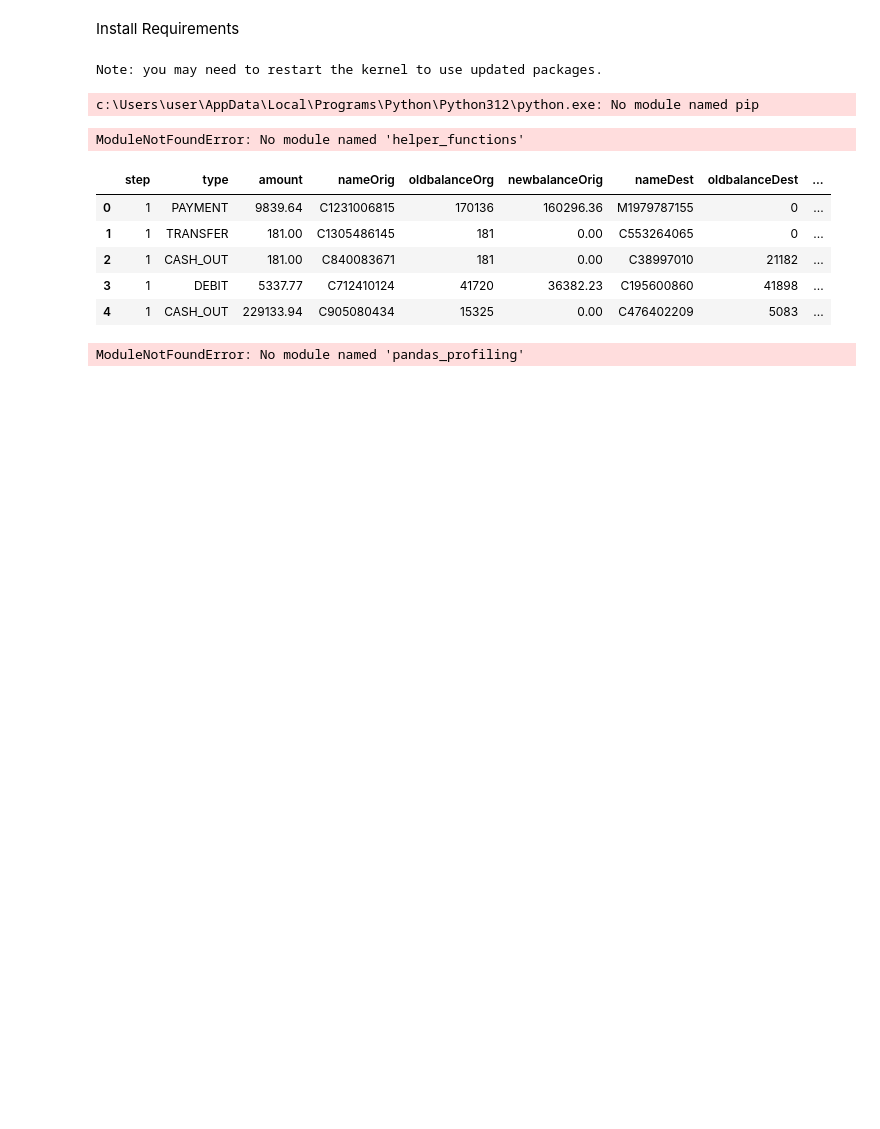
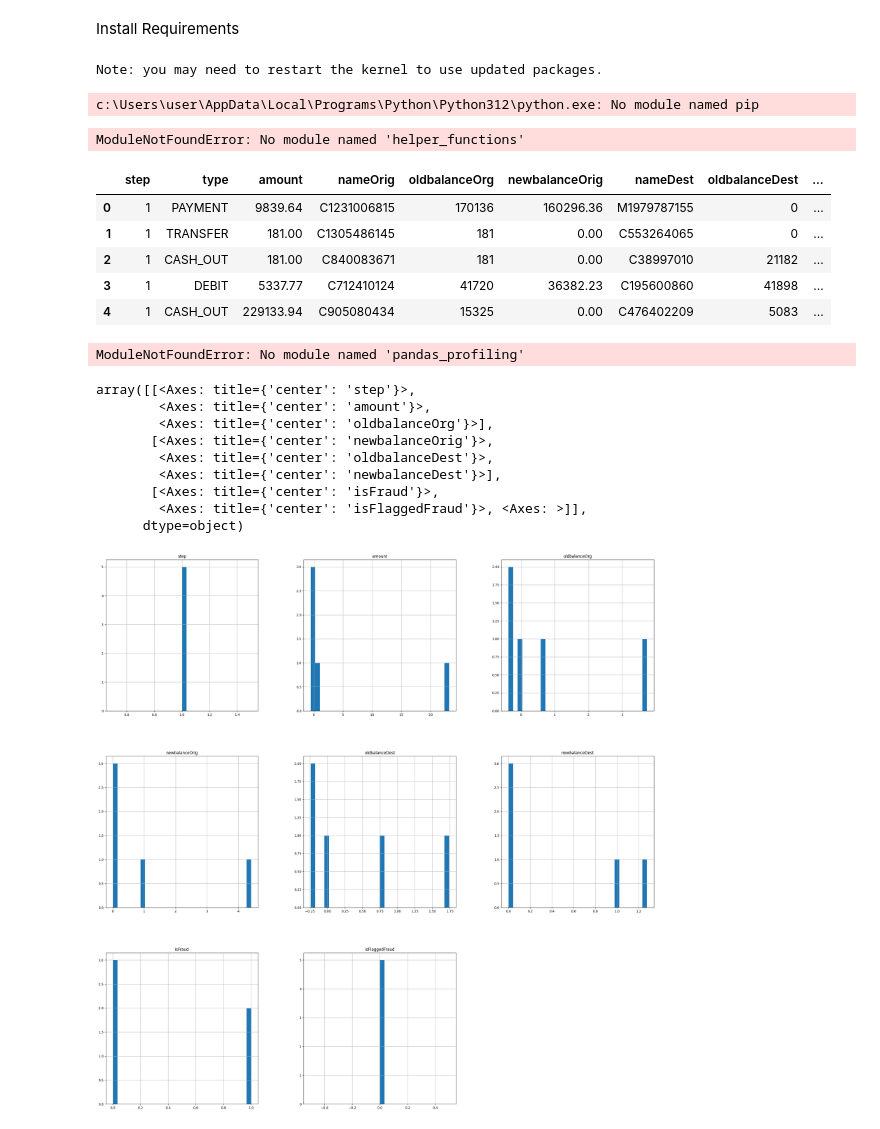
Before and after one commit to Noah369-Create/automated-fraud-detection, a Jupyter notebook: fraud_detection_by_ake.ipynb, the cells around one changed output. Saved outputs shown, nothing was run; the diff lists cells and outputs as text; code cells hidden in the pictures; blank space fills up the shorter version.

```diff
--- a/fraud_detection_by_ake.ipynb
+++ b/fraud_detection_by_ake.ipynb
@@ -42,3 +42,26 @@ profile = ProfileReport(df, explorative=True)
 profile.to_notebook_iframe()
 # %% [output]
 ModuleNotFoundError: No module named 'pandas_profiling'
+# %%
+df1 = df.copy()
+# %%
+from sklearn.preprocessing import RobustScaler
+rs = RobustScaler()
+df1['amount'] = rs.fit_transform(df1['amount'].to_numpy().reshape(-1, 1))
+df1['oldbalanceOrg'] = rs.fit_transform(df1['oldbalanceOrg'].to_numpy().reshape(-1, 1))
+df1['newbalanceOrig'] = rs.fit_transform(df1['newbalanceOrig'].to_numpy().reshape(-1, 1))
+df1['oldbalanceDest'] = rs.fit_transform(df1['oldbalanceDest'].to_numpy().reshape(-1, 1))
+df1['newbalanceDest'] = rs.fit_transform(df1['newbalanceDest'].to_numpy().reshape(-1, 1))
+# %%
+df1.hist(bins = 30, figsize=(30,30))
+# %% [output]
+array([[<Axes: title={'center': 'step'}>,
+        <Axes: title={'center': 'amount'}>,
+        <Axes: title={'center': 'oldbalanceOrg'}>],
+       [<Axes: title={'center': 'newbalanceOrig'}>,
+        <Axes: title={'center': 'oldbalanceDest'}>,
+        <Axes: title={'center': 'newbalanceDest'}>],
+       [<Axes: title={'center': 'isFraud'}>,
+        <Axes: title={'center': 'isFlaggedFraud'}>, <Axes: >]],
+      dtype=object)
+[figure, added]
```
Also changed, not shown: parts of 2 cells of this notebook, 1 other file.
